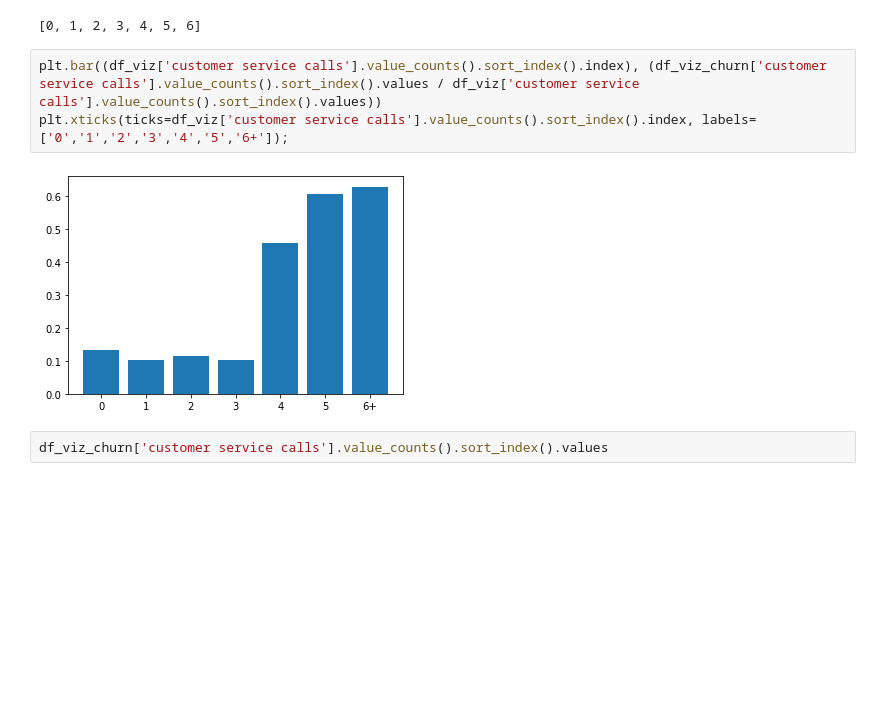
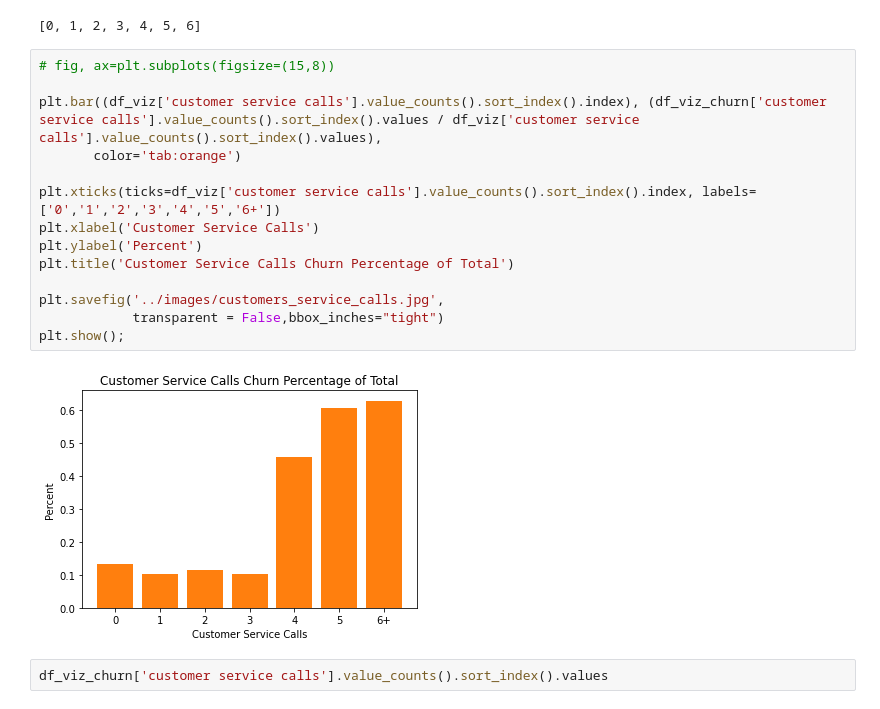
Before and after one commit to KyleWeesner/Customer_retention_plan_for_Syriatel_Mobile_Telecom, a Jupyter notebook: workspace/Exploratory Data Analysis.ipynb, the cells around one changed output. Cells and saved outputs as stored; diff of their text form; blank space fills up the shorter version.

```diff
--- a/workspace/Exploratory Data Analysis.ipynb
+++ b/workspace/Exploratory Data Analysis.ipynb
@@ -638,10 +640,21 @@ df_viz['customer service calls'].value_counts().sort_index().index.tolist()
 # %% [output]
 [0, 1, 2, 3, 4, 5, 6]
 # %%
-plt.bar((df_viz['customer service calls'].value_counts().sort_index().index), (df_viz_churn['customer service calls'].value_counts().sort_index().values / df_viz['customer service calls'].value_counts().sort_index().values))
-plt.xticks(ticks=df_viz['customer service calls'].value_counts().sort_index().index, labels=['0','1','2','3','4','5','6+']);
+# fig, ax=plt.subplots(figsize=(15,8))
+
+plt.bar((df_viz['customer service calls'].value_counts().sort_index().index), (df_viz_churn['customer service calls'].value_counts().sort_index().values / df_viz['customer service calls'].value_counts().sort_index().values),
+       color='tab:orange')
+
+plt.xticks(ticks=df_viz['customer service calls'].value_counts().sort_index().index, labels=['0','1','2','3','4','5','6+'])
+plt.xlabel('Customer Service Calls')
+plt.ylabel('Percent')
+plt.title('Customer Service Calls Churn Percentage of Total')
+
+plt.savefig('../images/customers_service_calls.jpg',
+            transparent = False,bbox_inches="tight")
+plt.show();
 # %% [output]
-[figure, old version]
+[figure, new version]
 # %%
 df_viz_churn['customer service calls'].value_counts().sort_index().values
 # %% [output]
```
Also changed, not shown: parts of 7 cells of this notebook, 4 other files.
